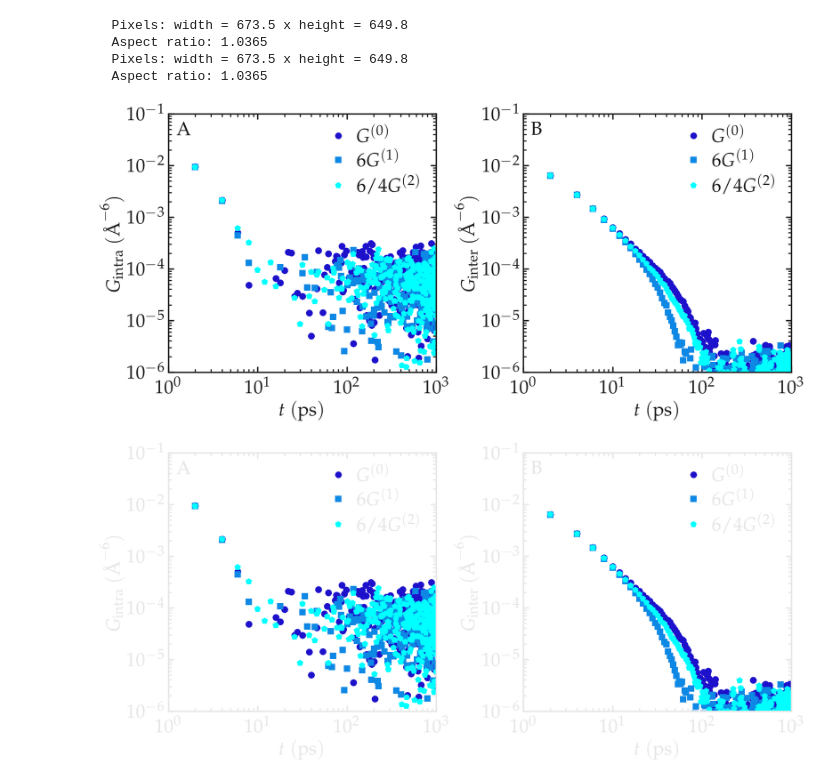
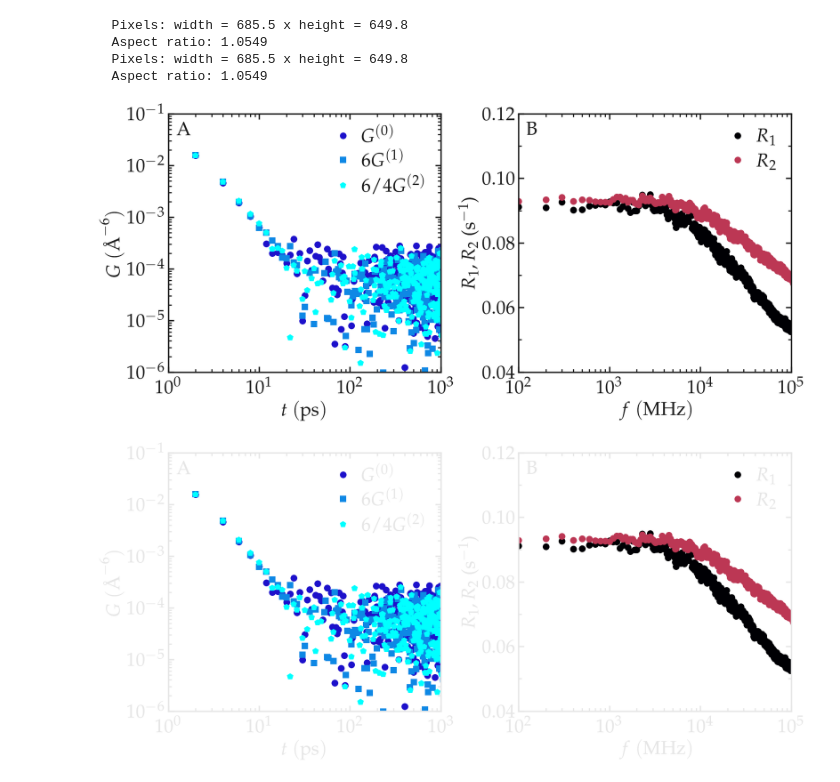
Before and after one commit to NMRDfromMD/nmrdfrommd.github.io, a Jupyter notebook: docs/source/theory/microscopic-origin/proportionality-G.ipynb, the cells around one changed output. Cells and saved outputs as stored; diff of their text form; code cells hidden in the pictures.

Commit message:
played with color

```diff
--- a/docs/source/theory/microscopic-origin/proportionality-G.ipynb
+++ b/docs/source/theory/microscopic-origin/proportionality-G.ipynb
@@ -18,7 +18,12 @@ from plttools import PltTools
 # %%
 cmap_cool = cm.cool
 cmap_dark_blue_to_cyan = LinearSegmentedColormap.from_list('dark_blue_to_cyan', ['#1D11CB', cmap_cool(0.0)])
-cmap_dark_blue_to_pink = LinearSegmentedColormap.from_list('dark_blue_to_cyan', ['#1D11CB', cmap_cool(1.0)])
+cmap_viridis = cm.viridis      # excellent general-purpose
+cmap_cividis = cm.cividis      # best for accessibility (colorblind-safe)
+cmap_turbo   = cm.turbo        # very high contrast, vivid range
+cmap_plasma  = cm.plasma       # strong contrast, warm highlights
+cmap_inferno = cm.inferno      # dark-to-bright, great on dark BG
+cmap_magma   = cm.magma        # smoother dark-background readability
 # %%
 data_path = git_path + "/.submodules/dataset-pure-water/analysis/"
 
@@ -39,7 +44,7 @@ for dark_mode in [False, True]:
 
     for repetition in range(20):
 
-        type = "intra"
+        type = "full"
         result_file =data_path +  f"nmr_{type}/result{n}-{repetition}.npy"
         data = np.load(result_file, allow_pickle=True).item()
 
@@ -65,68 +70,49 @@ for dark_mode in [False, True]:
                 marker = "o", data_color = colors[0][:3], markersize = 12,
                 data_label = r'$G^{(0)}$')
 
     myplt.add_plot(x = t, y = 6 * mean_gij_1, type = "loglog", linewidth_data = 3,
                 marker = "s", data_color = colors[1][:3], markersize = 12,
                 data_label = r'$6 G^{(1)}$')
 
     myplt.add_plot(x = t, y = 6 * mean_gij_2 / 4, type = "loglog", linewidth_data = 3,
                 marker = "p", data_color = colors[2][:3], markersize = 12,
                 data_label = r'$6 / 4 G^{(2)}$')
 
-    myplt.complete_panel(ylabel = r'$G_\mathrm{intra}~(\mathrm{\AA{}}^{-6})$', xlabel = r'$t~(\mathrm{ps})$',
+    myplt.complete_panel(ylabel = r'$G ~(\mathrm{\AA{}}^{-6})$', xlabel = r'$t~(\mathrm{ps})$',
                          xpad = 15, legend=True, handlelength_legend=1)
     myplt.set_boundaries(x_boundaries=(1, 1000), y_boundaries=(1e-6, 0.1))
 
     # Panel 2
     myplt.add_panel()
-
-    all_gij_0 = []
-    all_gij_1 = []
-    all_gij_2 = []
+    colors = cmap_inferno(np.linspace(0, 1, 3))
 
     for repetition in range(20):
 
         type = "inter"
         result_file =data_path +  f"nmr_{type}/result{n}-{repetition}.npy"
         data = np.load(result_file, allow_pickle=True).item()
 
-        t = data["t"]
-        gij_0 = data["C"][0]
-        gij_1 = data["C"][1]
-        gij_2 = data["C"][2]
-        all_gij_0.append(gij_0)
-        all_gij_1.append(gij_1)
-        all_gij_2.append(gij_2)
+        f = data["f"]
+        R1 = data["R1"]
+        R2 = data["R2"]
 
-    mean_gij_0 = np.mean(all_gij_0, axis = 0)
-    mean_gij_1 = np.mean(all_gij_1, axis = 0)
-    mean_gij_2 = np.mean(all_gij_2, axis = 0)
-    std_gij_0 = np.std(all_gij_0, axis = 0)
-    std_gij_1 = np.std(all_gij_1, axis = 0)
-    std_gij_2 = np.std(all_gij_2, axis = 0)
+    myplt.add_plot(x = f, y = R1, type = "semilogx", linewidth_data = 3,
+                marker = "o", data_color = colors[0][:3], markersize = 12,
+                data_label = r'$R_1$')
+    myplt.add_plot(x = f, y = R2, type = "semilogx", linewidth_data = 3,
+        marker = "o", data_color = colors[-2][:3], markersize = 12,
+        data_label = r'$R_2$')
 
-    myplt.add_plot(x = t, y = mean_gij_0, type = "loglog", linewidth_data = 3,
-                marker = "o", data_color = colors[0][:3], markersize = 12,
-                data_label = r'$G^{(0)}$')
-
-    myplt.add_plot(x = t, y = 6 * mean_gij_1, type = "loglog", linewidth_data = 3,
-                marker = "s", data_color = colors[1][:3], markersize = 12,
-                data_label = r'$6 G^{(1)}$')
-
-    myplt.add_plot(x = t, y = 6 * mean_gij_2 / 4, type = "loglog", linewidth_data = 3,
-                marker = "p", data_color = colors[2][:3], markersize = 12,
-                data_label = r'$6 / 4 G^{(2)}$')
-
-    myplt.complete_panel(ylabel = r'$G_\mathrm{inter}~(\mathrm{\AA{}}^{-6})$', xlabel = r'$t~(\mathrm{ps})$',
+    myplt.complete_panel(ylabel = r'$R_1, R_2$ (s$^{-1}$)', xlabel = r'$f~(\mathrm{MHz})$',
                          xpad = 15, legend=True, handlelength_legend=1)
-    myplt.set_boundaries(x_boundaries=(1, 1000), y_boundaries=(1e-6, 0.1))
+    myplt.set_boundaries(x_boundaries=(100, 1e5), y_boundaries=(0.04, 0.11), y_ticks = [0.04, 0.06, 0.08, 0.1, 0.12])
 
     myplt.add_subplotlabels(type_label_panel = "A")
     myplt.save_figure(filename = filename, saving_path = git_path+path_figures)
 # %% [output]
-  Pixels: width = 673.5 x height = 649.8
-  Aspect ratio: 1.0365
-  Pixels: width = 673.5 x height = 649.8
-  Aspect ratio: 1.0365
+  Pixels: width = 685.5 x height = 649.8
+  Aspect ratio: 1.0549
+  Pixels: width = 685.5 x height = 649.8
+  Aspect ratio: 1.0549
-[figure, old version]
+[figure, new version]
-[figure, old version]
+[figure, new version]
```
Also changed, not shown: 2 other files.
